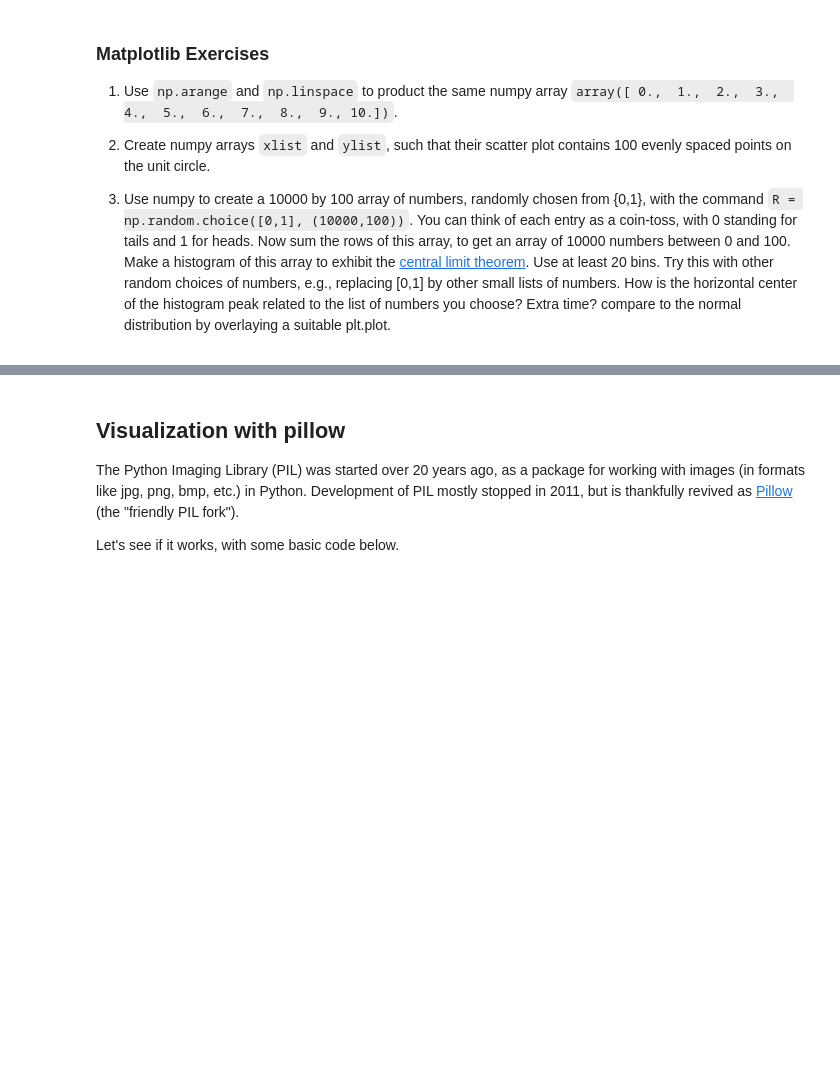
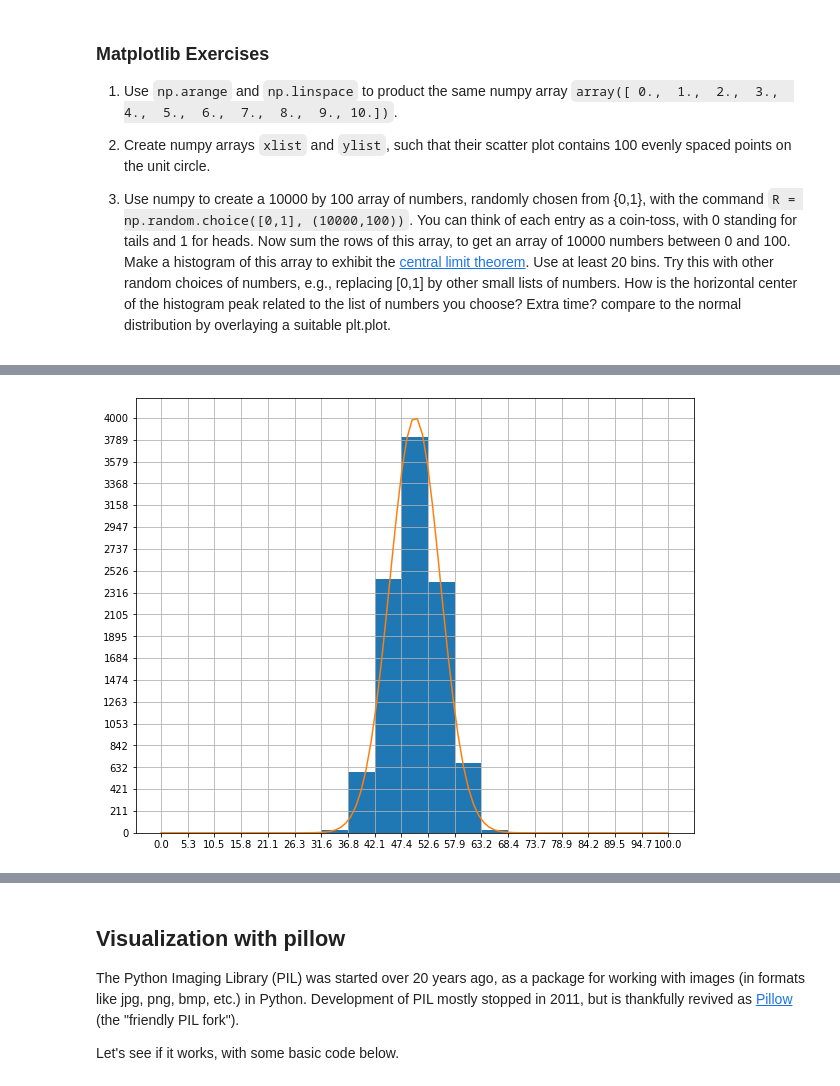
Before and after one commit to 001hazel/Math-152, a Jupyter notebook: P4M_Notebook_4.ipynb, the cells around one changed output, grey strips where cells are left out. Saved outputs shown, nothing was run; the diff lists cells and outputs as text; code cells hidden in the pictures; blank space fills up the shorter version.

```diff
--- a/P4M_Notebook_4.ipynb
+++ b/P4M_Notebook_4.ipynb
@@ -918,0 +992,18 @@ The command `np.linspace(start, stop, length)` creates a numpy array that begins
+# %%
+## Exercise 3
+R = np.random.choice([0,1],(10000,100))
+rowsums = np.sum(R,axis=1)
+plt.figure(figsize=(10,8))
+plt.hist(rowsums,bins=np.linspace(0,100,20))
+plt.grid()
+plt.xticks(np.linspace(0,100,20))
+plt.yticks(np.linspace(0,4000,20))
+avg = np.average(rowsums)
+std = np.std(rowsums)
+xlist = np.linspace(0,100,100)
+a = -0.5*((xlist-avg)/std)**2
+ylist = (1/(std*np.sqrt(2*np.pi)))*np.exp(a)
+plt.plot(xlist,ylist*50000)
+plt.show()
+# %% [output]
+[figure, added]
```
Also changed, not shown: parts of 21 cells of this notebook.
